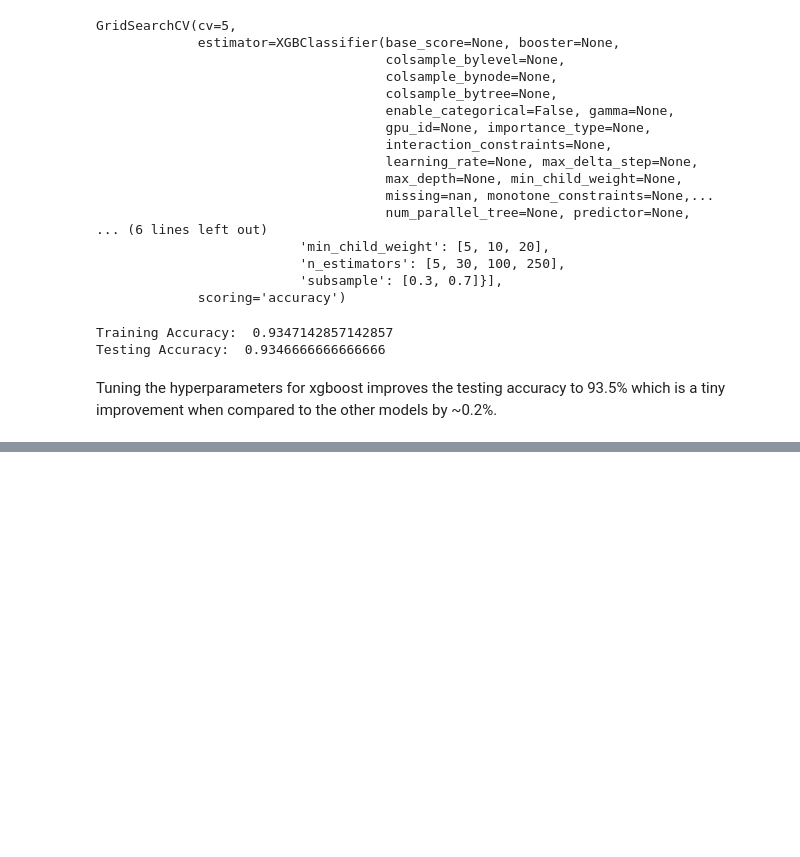
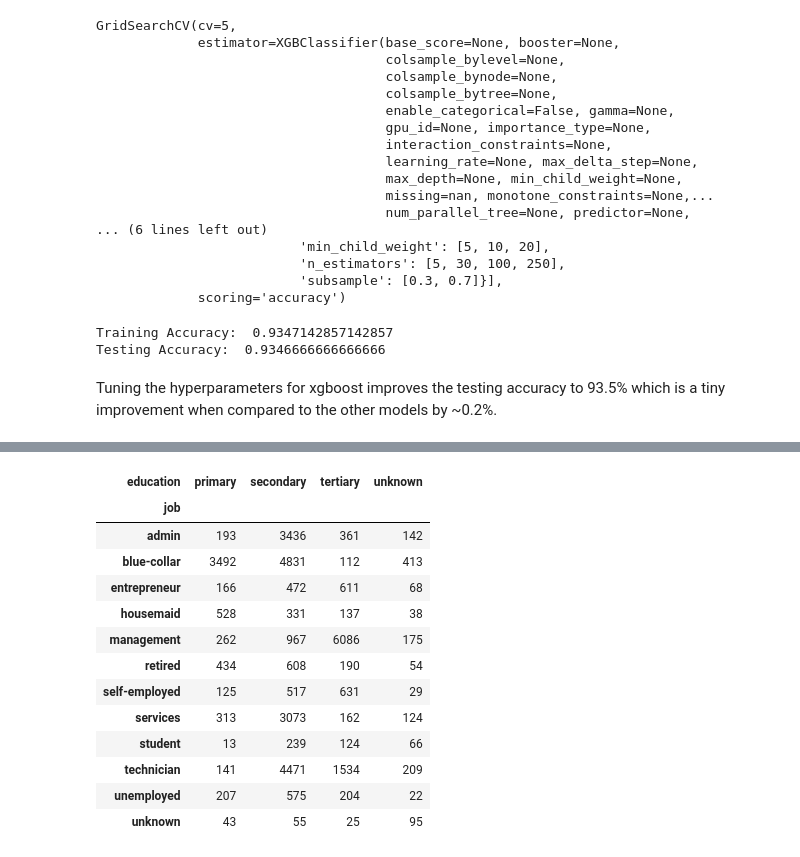
Before and after one commit to c-woo/Term-Deposit-Marketing, a Jupyter notebook: hEKjo7ytguAZ49JN.ipynb, the cells around one changed output, grey strips where cells are left out. Saved outputs shown, nothing was run; the diff lists cells and outputs as text; code cells hidden in the pictures; blank space fills up the shorter version.

```diff
--- a/hEKjo7ytguAZ49JN.ipynb
+++ b/hEKjo7ytguAZ49JN.ipynb
@@ -619,0 +670,19 @@ Tuning the hyperparameters for xgboost improves the testing accuracy to 93.5% wh
+# %%
+## number of customers who did not sign up grouped by job and education
+
+df.groupby(['job', 'education'])['y'].count().unstack() - df.groupby(['job', 'education'])['y'].sum().unstack()
+# %% [output]
+| education | primary | secondary | tertiary | unknown |
+| job |  |  |  |  |
+| admin | 193 | 3436 | 361 | 142 |
+| blue-collar | 3492 | 4831 | 112 | 413 |
+| entrepreneur | 166 | 472 | 611 | 68 |
+| housemaid | 528 | 331 | 137 | 38 |
+| management | 262 | 967 | 6086 | 175 |
+| retired | 434 | 608 | 190 | 54 |
+| self-employed | 125 | 517 | 631 | 29 |
+| services | 313 | 3073 | 162 | 124 |
+| student | 13 | 239 | 124 | 66 |
+| technician | 141 | 4471 | 1534 | 209 |
+| unemployed | 207 | 575 | 204 | 22 |
+| unknown | 43 | 55 | 25 | 95 |
```
Also changed, not shown: parts of 24 cells of this notebook.
